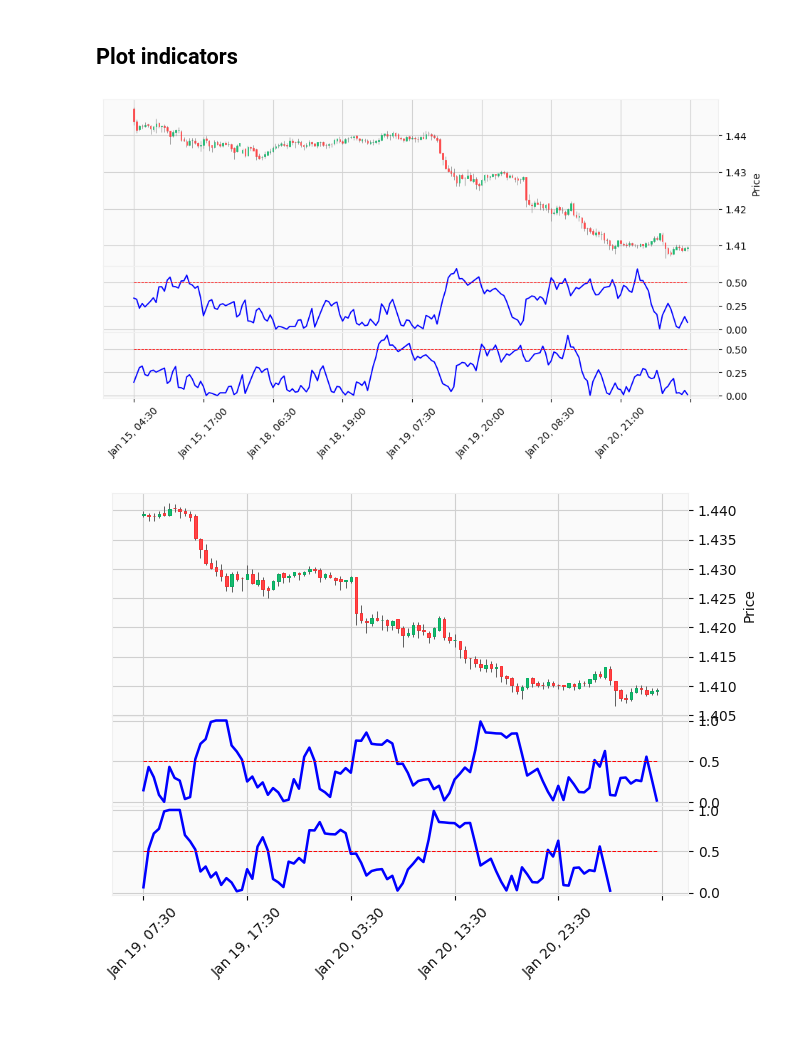
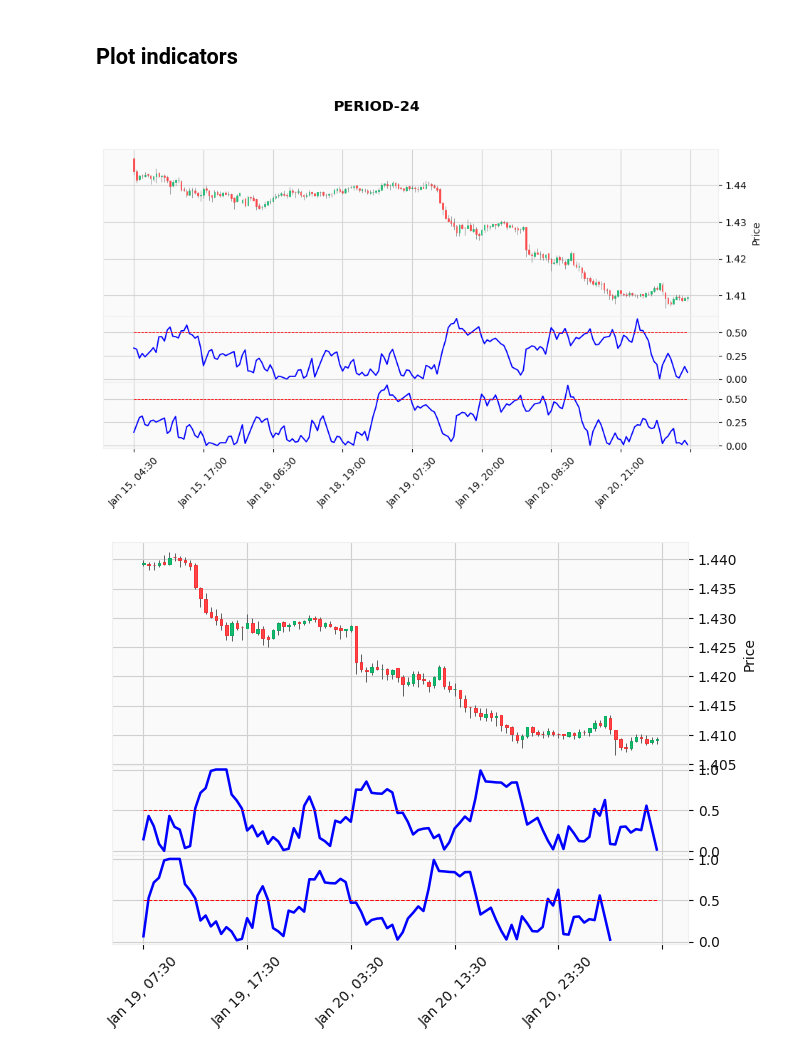
Before and after one commit to ppetrushenkov/fx_news_bot, a Jupyter notebook: notebooks/define_range_efficiency_level_after_event.ipynb, the cells around one changed output. Saved outputs shown, nothing was run; the diff lists cells and outputs as text; code cells hidden in the pictures; blank space fills up the shorter version.

```diff
--- a/notebooks/define_range_efficiency_level_after_event.ipynb
+++ b/notebooks/define_range_efficiency_level_after_event.ipynb
@@ -176,14 +176,14 @@ pr = pr[['open', 'high', 'low', 'close', 'kaufman_efficiency_ratio', 'kaufman_ef
 # %%
 apds = [
     mpf.make_addplot(pr['kaufman_efficiency_ratio'], panel=1, color='blue'),
     mpf.make_addplot(pr['kaufman_efficiency_ratio_future'], panel=2, color='blue'),
     mpf.make_addplot([0.5]*len(pr), panel=1, color='red', secondary_y=False, width=0.7, linestyle='dashed'),
     mpf.make_addplot([0.5]*len(pr), panel=2, color='red', secondary_y=False, width=0.7, linestyle='dashed')
 ]
 
-mpf.plot(pr, type='candle', style='yahoo', addplot=apds, volume=False, figsize=(12, 6))
+mpf.plot(pr, type='candle', style='yahoo', title=f'PERIOD-{PERIOD}', addplot=apds, volume=False, figsize=(12, 6))
 # %% [output]
-[figure, old version]
+[figure, new version]
 # %%
 apds = [
     mpf.make_addplot(pr['kaufman_efficiency_ratio'], panel=1, color='blue'),
```
